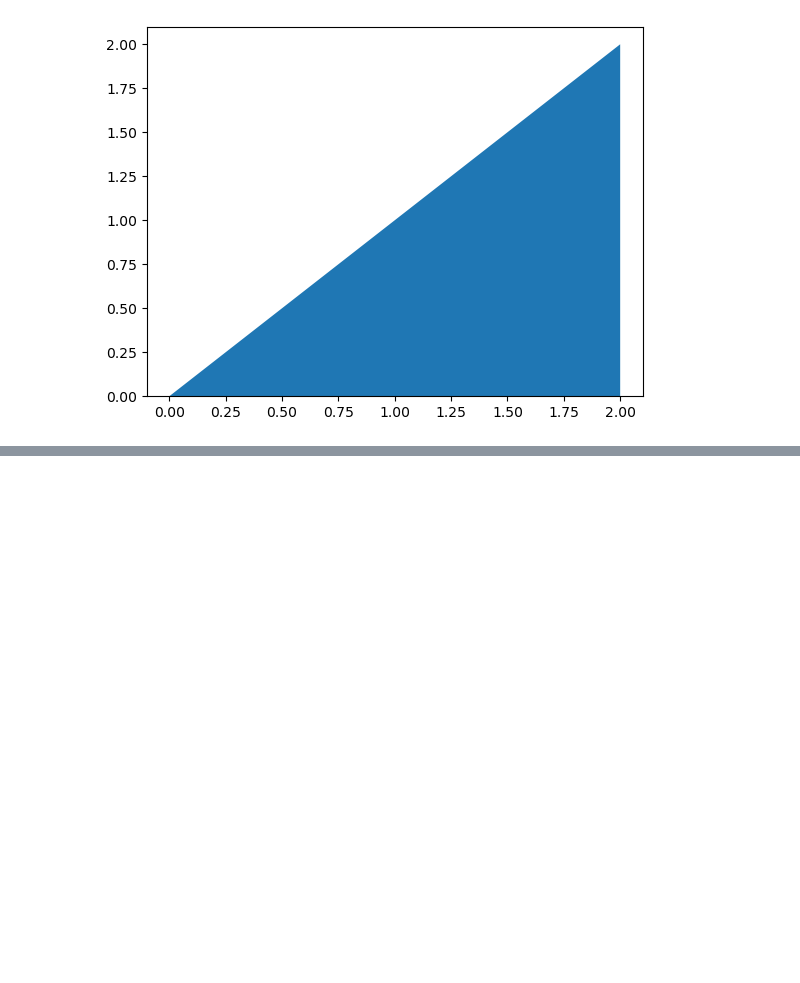
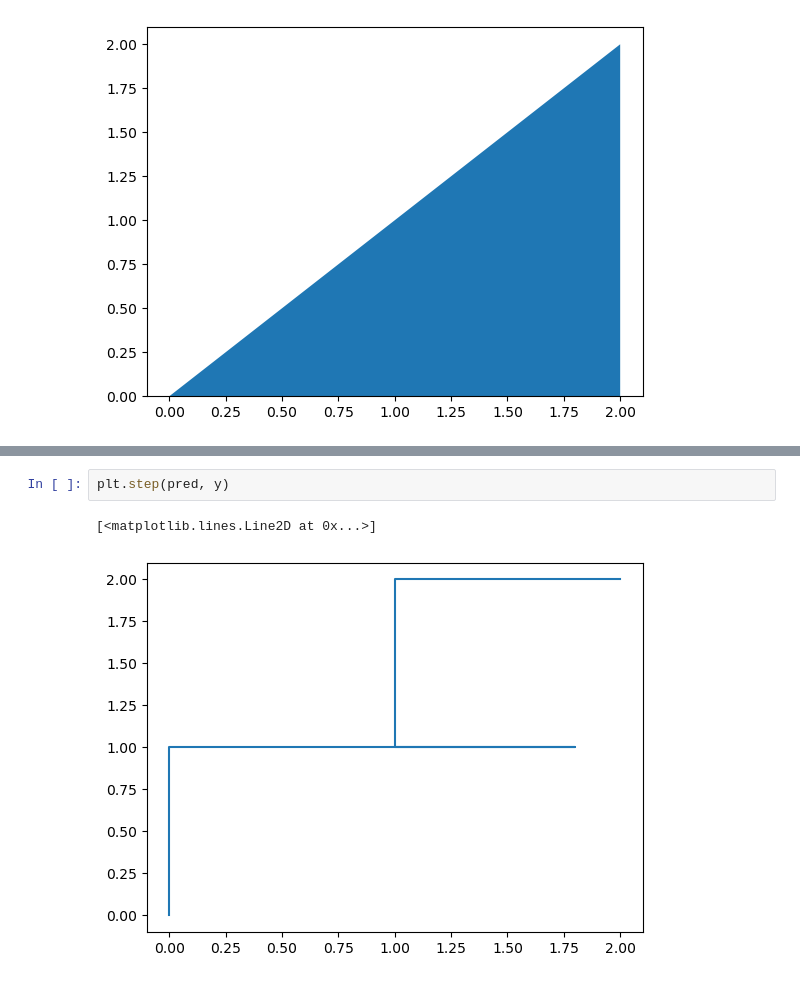
Before and after one commit to danielobare/british-airways-predicting-customer-buying-behavior, a Jupyter notebook: load_iris.ipynb, the cells around one changed output, grey strips where cells are left out. Saved outputs shown, nothing was run; the diff lists cells and outputs as text; blank space fills up the shorter version.

```diff
--- a/load_iris.ipynb
+++ b/load_iris.ipynb
@@ -51,0 +55,5 @@ plt.fill_between(pred, y)
+# %%
+plt.step(pred, y)
+# %% [output]
+[<matplotlib.lines.Line2D at 0x...>]
+[figure, added]
```
Also changed, not shown: parts of 1 cell of this notebook, 1 other file.
